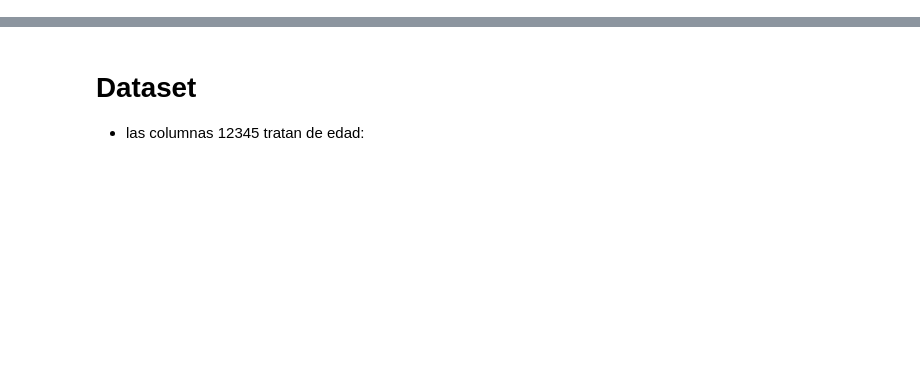
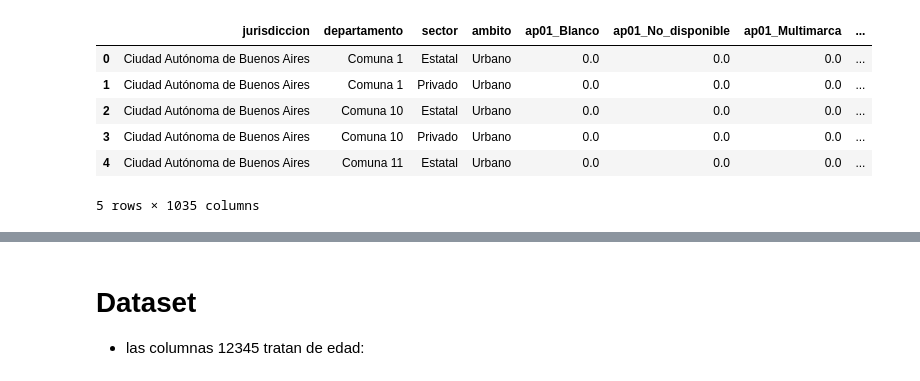
Before and after one commit to Juanchumu/Aprender2016-2024, a Jupyter notebook: notebooks/descriptivas_juan.ipynb, the cells around one changed output, grey strips where cells are left out. Cells and saved outputs as stored; diff of their text form; code cells hidden in the pictures; blank space fills up the shorter version.

```diff
--- a/notebooks/descriptivas_juan.ipynb
+++ b/notebooks/descriptivas_juan.ipynb
@@ -14,3 +24,12 @@ import seaborn as sns
 # %%
 ruta_archivo_leng = "../data/raw/2024 Base APRENDER - Censal - Secundaria 5-6 año - Agregada - Desempeños de Lengua(in).csv"
 ruta_archivo_mate = "../data/raw/2024 Base APRENDER - Censal - Secundaria 5-6 año - Agregada - Desempeños de Matematica(in).csv"
+
+ruta_archivo_leng_pre = "../data/interim/2024_Ap_56Lengcoma.csv"
+ruta_archivo_mate_pre = "../data/processed/2024_Ap_56Matecoma.csv"
+
+ruta_archivo_leng_pre2 = "../data/interim/2024_Ap_56Lengceros.csv"
+ruta_archivo_mate_pre2 = "../data/interim/2024_Ap_56Mateceros.csv"
+
+ruta_archivo_leng_pre3 = "../data/interim/2024_Ap_56Lenglisto.csv"
+ruta_archivo_mate_pre3 = "../data/interim/2024_Ap_56Matelisto.csv"
@@ -28,0 +63,3 @@ memory usage: 9.7+ MB
+# %%
+df1 = pd.read_csv(ruta_archivo_leng_pre, sep=';', decimal=".", low_memory=False)
+df2 = pd.read_csv(ruta_archivo_mate_pre, sep=';', decimal=".", low_memory=False)
@@ -28,0 +93,33 @@ memory usage: 9.7+ MB
+# %%
+def rellenar_y_convertir_columnas_desde_4(df: pd.DataFrame) -> pd.DataFrame:
+    """
+    Rellena los valores vacíos o con solo espacios con 0 y convierte a float
+    todas las columnas desde la 4ta hasta la última del DataFrame.
+    Evita el warning de downcasting de pandas.
+    """
+    columnas = df.columns[4:]
+
+    for col in columnas:
+        # Convertimos a string primero para que replace no genere warning
+   #     df[col] = df[col].astype(str).replace(r'^\s*$', '0', regex=True)
+        # Convertimos a float
+  #      df[col] = pd.to_numeric(df[col], errors='coerce').fillna(0).astype(float)
+        df[col] = df[col].mask(df[col].astype(str).str.strip() == '', 0)
+        df[col] = pd.to_numeric(df[col], errors='coerce').fillna(0).astype(float)
+
+    return df
+
+# Ejemplo de uso
+#df = pd.read_csv("archivo.csv")
+df1 = rellenar_y_convertir_columnas_desde_4(df1)
+df2 = rellenar_y_convertir_columnas_desde_4(df2)
+# %%
+df1.head()
+# %% [output]
+|  | jurisdiccion | departamento | sector | ambito | ap01_Blanco | ap01_No_disponible | ap01_Multimarca | ... |
+| 0 | Ciudad Autónoma de Buenos Aires | Comuna 1 | Estatal | Urbano | 0.0 | 0.0 | 0.0 | ... |
+| 1 | Ciudad Autónoma de Buenos Aires | Comuna 1 | Privado | Urbano | 0.0 | 0.0 | 0.0 | ... |
+| 2 | Ciudad Autónoma de Buenos Aires | Comuna 10 | Estatal | Urbano | 0.0 | 0.0 | 0.0 | ... |
+| 3 | Ciudad Autónoma de Buenos Aires | Comuna 10 | Privado | Urbano | 0.0 | 0.0 | 0.0 | ... |
+| 4 | Ciudad Autónoma de Buenos Aires | Comuna 11 | Estatal | Urbano | 0.0 | 0.0 | 0.0 | ... |
+5 rows × 1035 columns
```
Also changed, not shown: parts of 24 cells of this notebook.
